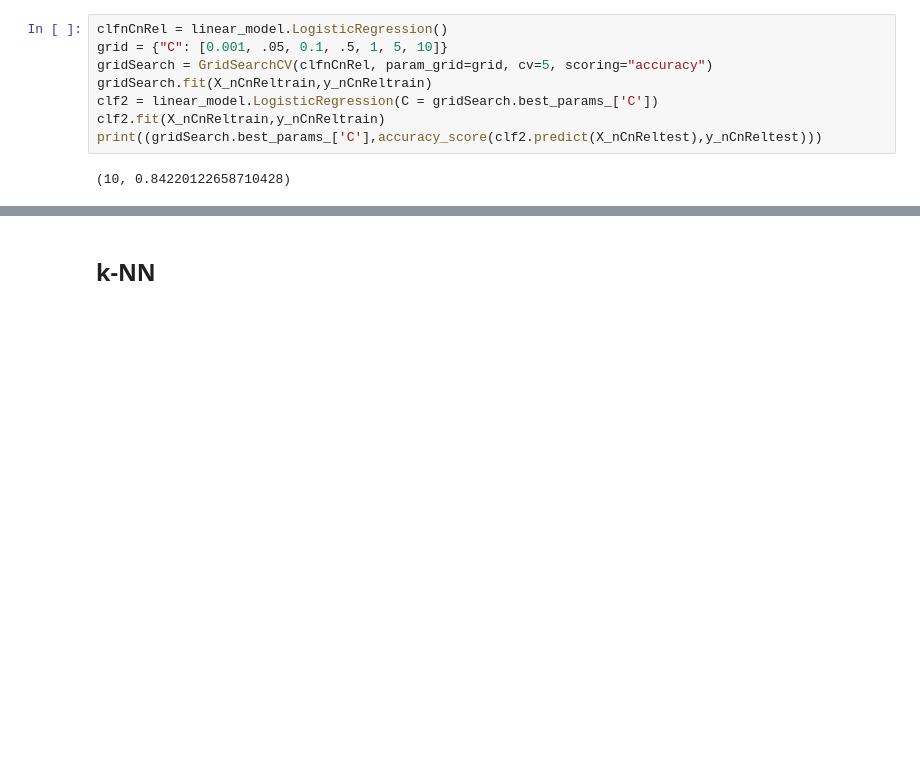
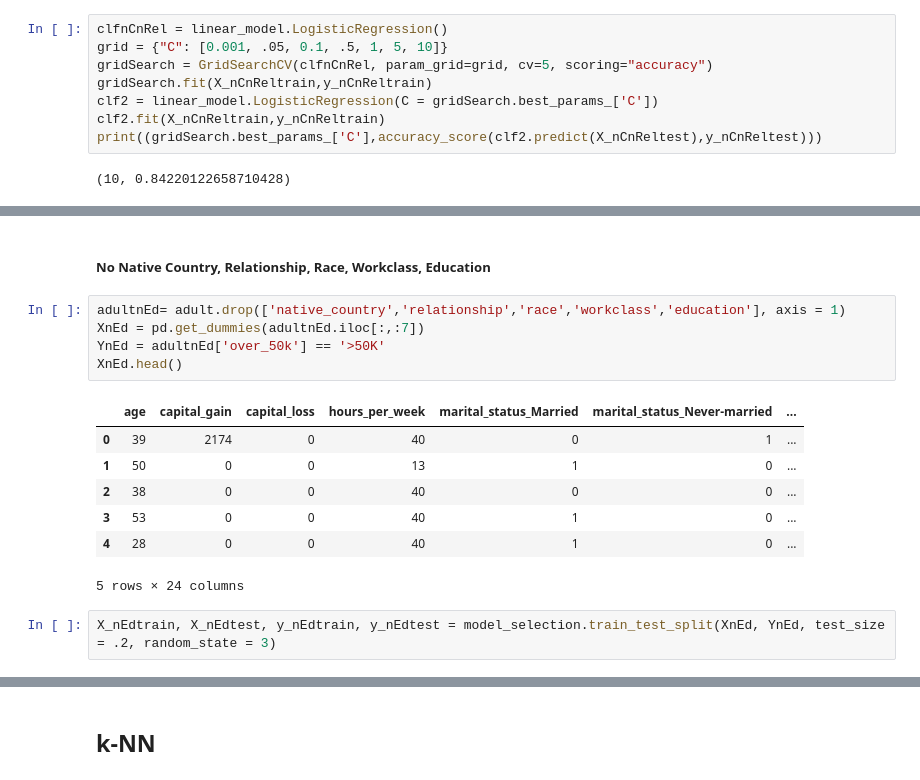
Before and after one commit to kktran/Springboard, a Jupyter notebook: Capstone 1 ML.ipynb, the cells around one changed output, grey strips where cells are left out. Saved outputs shown, nothing was run; the diff lists cells and outputs as text; blank space fills up the shorter version.

```diff
--- a/Capstone 1 ML.ipynb
+++ b/Capstone 1 ML.ipynb
@@ -191,0 +331,17 @@ print((gridSearch.best_params_['C'],accuracy_score(clf2.predict(X_nCnReltest),y_
+# %% [markdown]
+##### No Native Country, Relationship, Race, Workclass, Education
+# %%
+adultnEd= adult.drop(['native_country','relationship','race','workclass','education'], axis = 1)
+XnEd = pd.get_dummies(adultnEd.iloc[:,:7])
+YnEd = adultnEd['over_50k'] == '>50K'
+XnEd.head()
+# %% [output]
+|  | age | capital_gain | capital_loss | hours_per_week | marital_status_Married | marital_status_Never-married | ... |
+| 0 | 39 | 2174 | 0 | 40 | 0 | 1 | ... |
+| 1 | 50 | 0 | 0 | 13 | 1 | 0 | ... |
+| 2 | 38 | 0 | 0 | 40 | 0 | 0 | ... |
+| 3 | 53 | 0 | 0 | 40 | 1 | 0 | ... |
+| 4 | 28 | 0 | 0 | 40 | 1 | 0 | ... |
+5 rows × 24 columns
+# %%
+X_nEdtrain, X_nEdtest, y_nEdtrain, y_nEdtest = model_selection.train_test_split(XnEd, YnEd, test_size = .2, random_state = 3)
```
Also changed, not shown: parts of 61 cells of this notebook.
